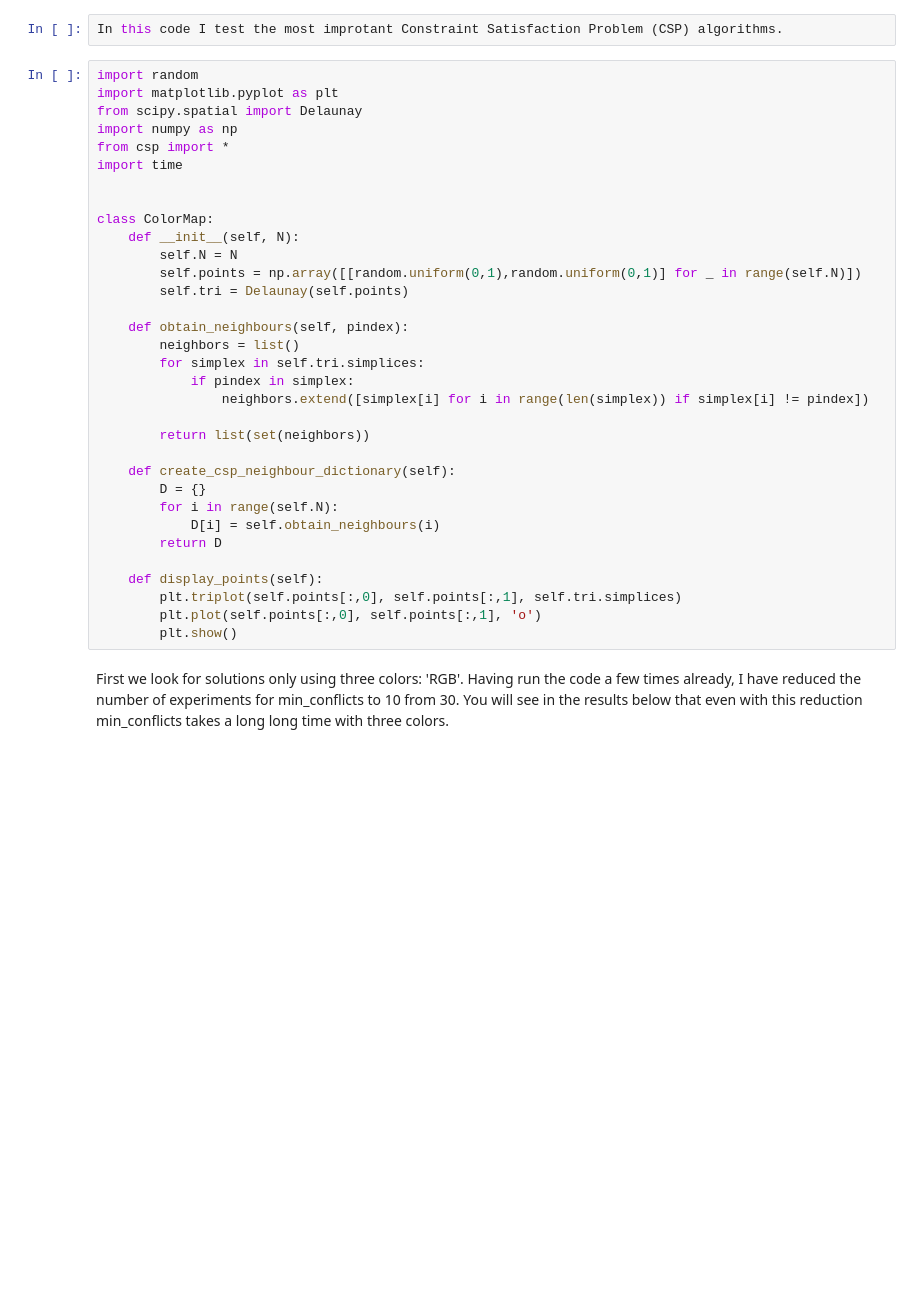
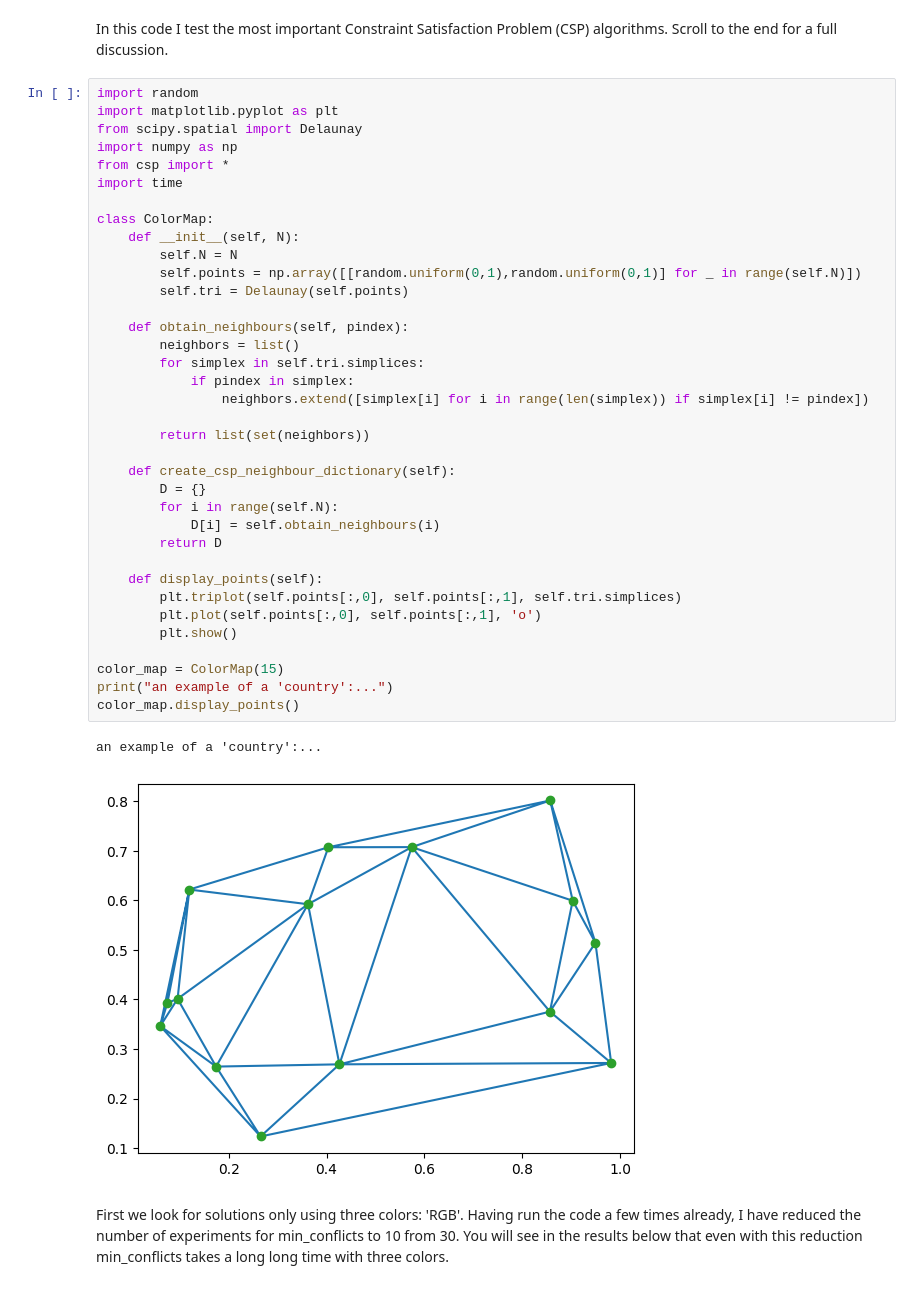
Before and after one commit to hmp-anthony/AIMA, a Jupyter notebook: map_color_square.ipynb, the cells around one changed output. Cells and saved outputs as stored; diff of their text form; blank space fills up the shorter version.

```diff
--- a/map_color_square.ipynb
+++ b/map_color_square.ipynb
@@ -1,38 +1,44 @@
-# %%
-In this code I test the most improtant Constraint Satisfaction Problem (CSP) algorithms.
+# %% [markdown]
+In this code I test the most important Constraint Satisfaction Problem (CSP) algorithms. Scroll to the end for a full discussion.
 # %%
 import random
 import matplotlib.pyplot as plt
 from scipy.spatial import Delaunay
 import numpy as np
 from csp import *
 import time
-
 
 class ColorMap:
     def __init__(self, N):
         self.N = N
         self.points = np.array([[random.uniform(0,1),random.uniform(0,1)] for _ in range(self.N)])
         self.tri = Delaunay(self.points)
 
     def obtain_neighbours(self, pindex):
         neighbors = list()
         for simplex in self.tri.simplices:
             if pindex in simplex:
                 neighbors.extend([simplex[i] for i in range(len(simplex)) if simplex[i] != pindex])
 
         return list(set(neighbors))
 
     def create_csp_neighbour_dictionary(self):
         D = {}
         for i in range(self.N):
             D[i] = self.obtain_neighbours(i)
         return D
 
     def display_points(self):
         plt.triplot(self.points[:,0], self.points[:,1], self.tri.simplices)
         plt.plot(self.points[:,0], self.points[:,1], 'o')
         plt.show()
+
+color_map = ColorMap(15)
+print("an example of a 'country':...")
+color_map.display_points()
+# %% [output]
+an example of a 'country':...
+[figure, added]
 # %% [markdown]
 First we look for solutions only using three colors: 'RGB'. Having run the code a few times already, I have reduced the number of experiments for min_conflicts to 10 from 30. You will see in the results below that even with this reduction min_conflicts takes a long long time with three colors.
 # %%
```
Also changed, not shown: parts of 2 cells of this notebook.
